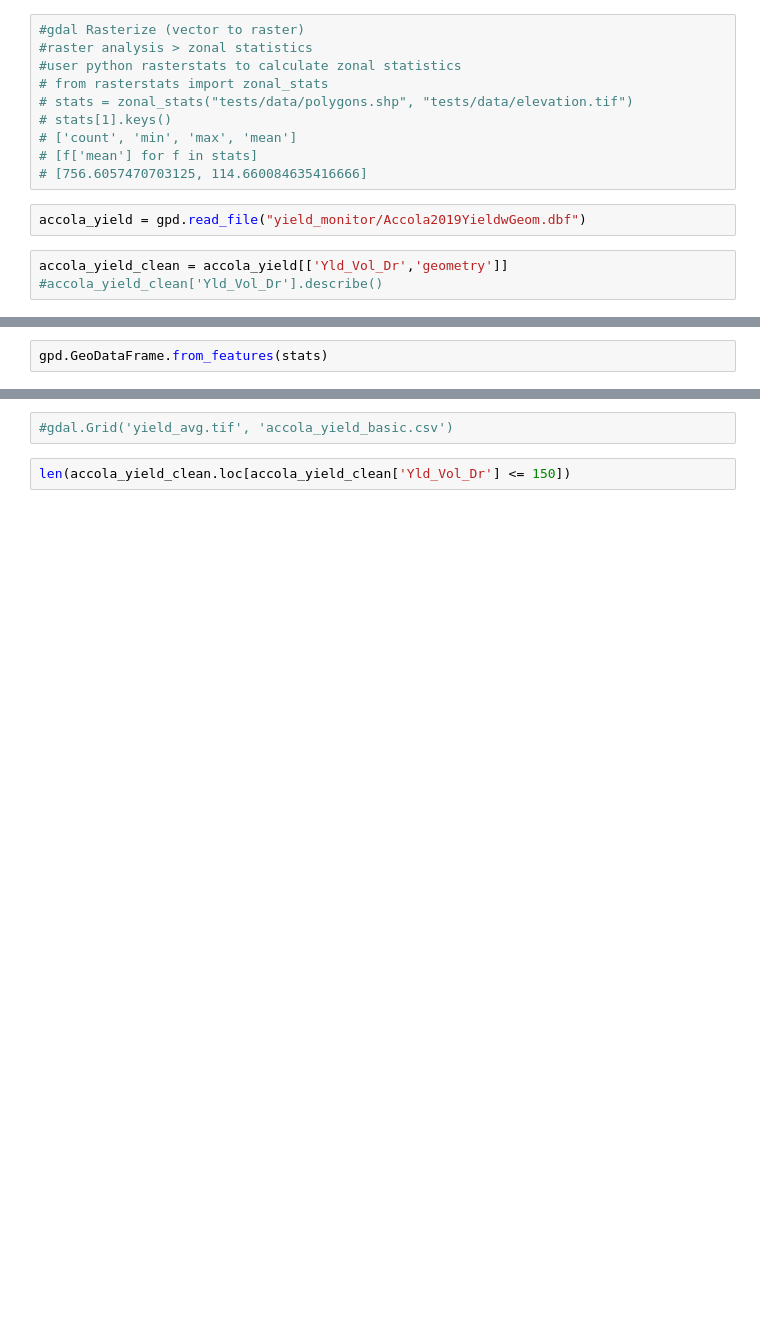
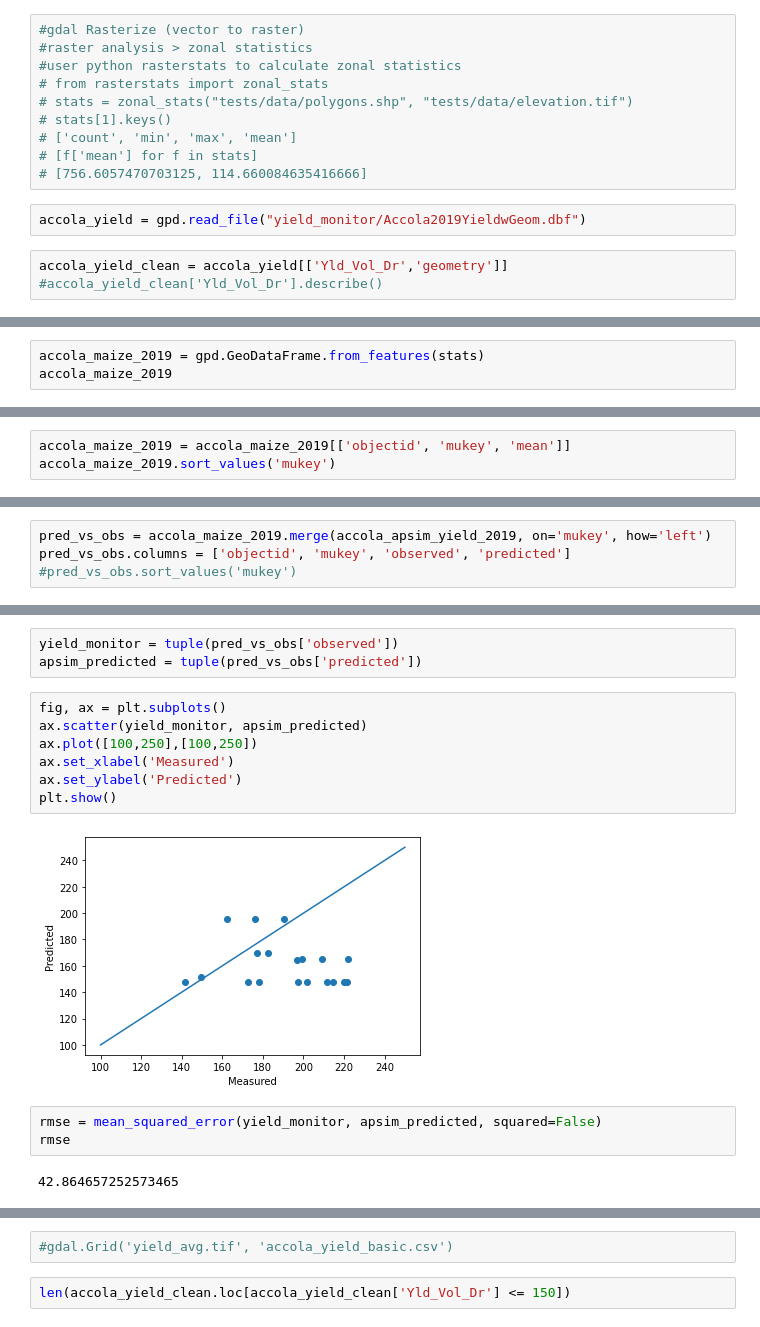
Before and after one commit to isuforesite/Foresite, a Jupyter notebook: analyses/accola.ipynb, the cells around one changed output, grey strips where cells are left out. Drawn from its saved outputs; the diff is of its cells as text; blank space fills up the shorter version.

Commit message:
added observed vs predicted analysis

```diff
--- a/analyses/accola.ipynb
+++ b/analyses/accola.ipynb
@@ -87,2 +65,3 @@ stats = zonal_stats('yield_monitor/accola_soils.shp', 'yield_monitor/accola_2019
 # %%
-gpd.GeoDataFrame.from_features(stats)
+accola_maize_2019 = gpd.GeoDataFrame.from_features(stats)
+accola_maize_2019
@@ -88,0 +86,3 @@ gpd.GeoDataFrame.from_features(stats)
+# %%
+accola_maize_2019 = accola_maize_2019[['objectid', 'mukey', 'mean']]
+accola_maize_2019.sort_values('mukey')
@@ -88,0 +107,4 @@ gpd.GeoDataFrame.from_features(stats)
+# %%
+pred_vs_obs = accola_maize_2019.merge(accola_apsim_yield_2019, on='mukey', how='left')
+pred_vs_obs.columns = ['objectid', 'mukey', 'observed', 'predicted']
+#pred_vs_obs.sort_values('mukey')
@@ -88,0 +131,17 @@ gpd.GeoDataFrame.from_features(stats)
+# %%
+yield_monitor = tuple(pred_vs_obs['observed'])
+apsim_predicted = tuple(pred_vs_obs['predicted'])
+# %%
+fig, ax = plt.subplots()
+ax.scatter(yield_monitor, apsim_predicted)
+ax.plot([100,250],[100,250])
+ax.set_xlabel('Measured')
+ax.set_ylabel('Predicted')
+plt.show()
+# %% [output]
+[figure, added]
+# %%
+rmse = mean_squared_error(yield_monitor, apsim_predicted, squared=False)
+rmse
+# %% [output]
+42.864657252573465
```
Also changed, not shown: parts of 17 cells of this notebook.
